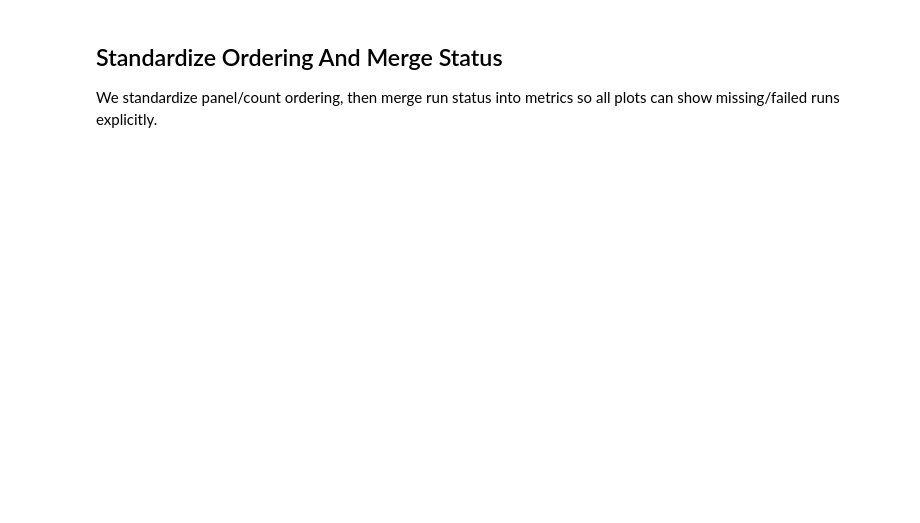
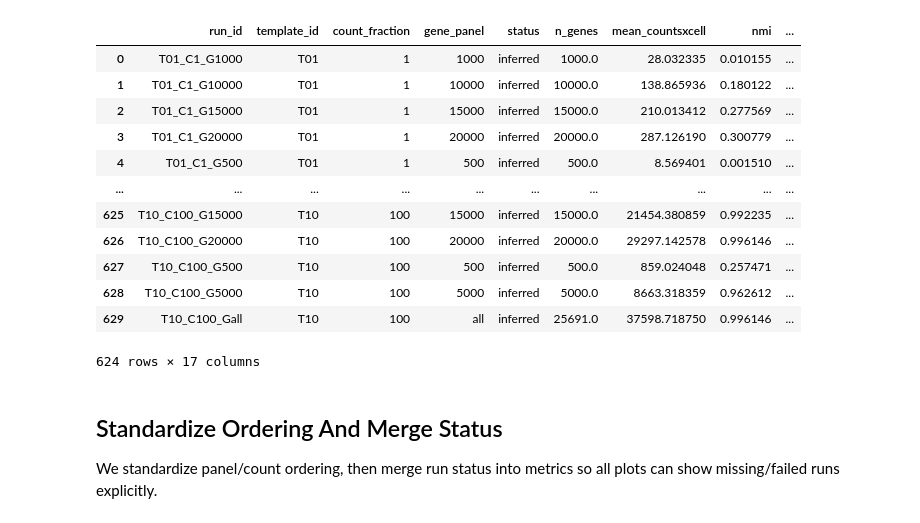
Before and after one commit to Moldia/InSituCNV-manuscript, a Jupyter notebook: Evaluate_technical_constrains/06_Visualize_results/06_visualize_metrics.ipynb, the cells around one changed output. Saved outputs shown, nothing was run; the diff lists cells and outputs as text; code cells hidden in the pictures; blank space fills up the shorter version.

```diff
--- a/Evaluate_technical_constrains/06_Visualize_results/06_visualize_metrics.ipynb
+++ b/Evaluate_technical_constrains/06_Visualize_results/06_visualize_metrics.ipynb
@@ -44,3 +76,19 @@ unique metrics run_id: 609
+# %%
+df_counts
+# %% [output]
+|  | run_id | template_id | count_fraction | gene_panel | status | n_genes | mean_countsxcell | nmi | ... |
+| 0 | T01_C1_G1000 | T01 | 1 | 1000 | inferred | 1000.0 | 28.032335 | 0.010155 | ... |
+| 1 | T01_C1_G10000 | T01 | 1 | 10000 | inferred | 10000.0 | 138.865936 | 0.180122 | ... |
+| 2 | T01_C1_G15000 | T01 | 1 | 15000 | inferred | 15000.0 | 210.013412 | 0.277569 | ... |
+| 3 | T01_C1_G20000 | T01 | 1 | 20000 | inferred | 20000.0 | 287.126190 | 0.300779 | ... |
+| 4 | T01_C1_G500 | T01 | 1 | 500 | inferred | 500.0 | 8.569401 | 0.001510 | ... |
+| ... | ... | ... | ... | ... | ... | ... | ... | ... | ... |
+| 625 | T10_C100_G15000 | T10 | 100 | 15000 | inferred | 15000.0 | 21454.380859 | 0.992235 | ... |
+| 626 | T10_C100_G20000 | T10 | 100 | 20000 | inferred | 20000.0 | 29297.142578 | 0.996146 | ... |
+| 627 | T10_C100_G500 | T10 | 100 | 500 | inferred | 500.0 | 859.024048 | 0.257471 | ... |
+| 628 | T10_C100_G5000 | T10 | 100 | 5000 | inferred | 5000.0 | 8663.318359 | 0.962612 | ... |
+| 629 | T10_C100_Gall | T10 | 100 | all | inferred | 25691.0 | 37598.718750 | 0.996146 | ... |
+624 rows × 17 columns
 # %% [markdown]
 ## Standardize Ordering And Merge Status
 
```
Also changed, not shown: parts of 17 cells of this notebook, 28 other files.
